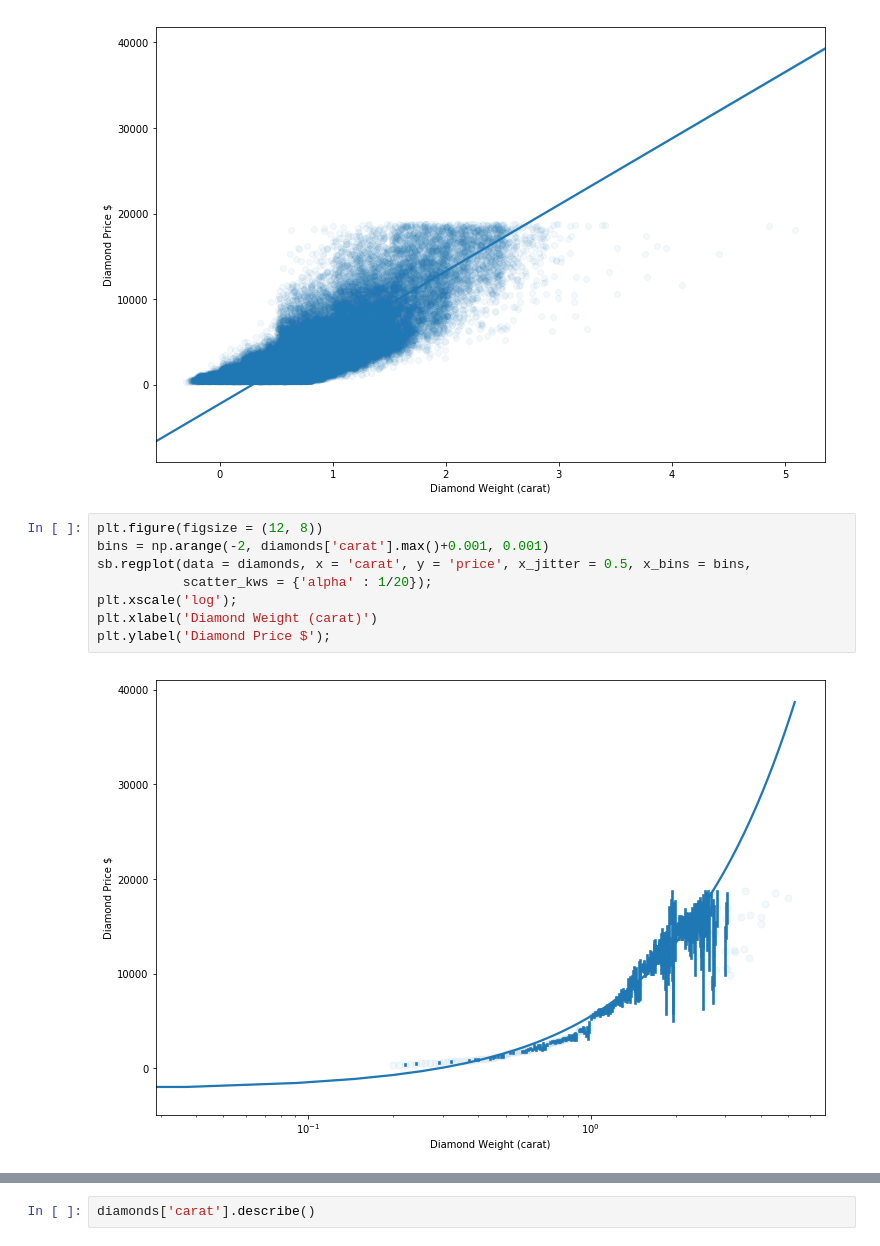
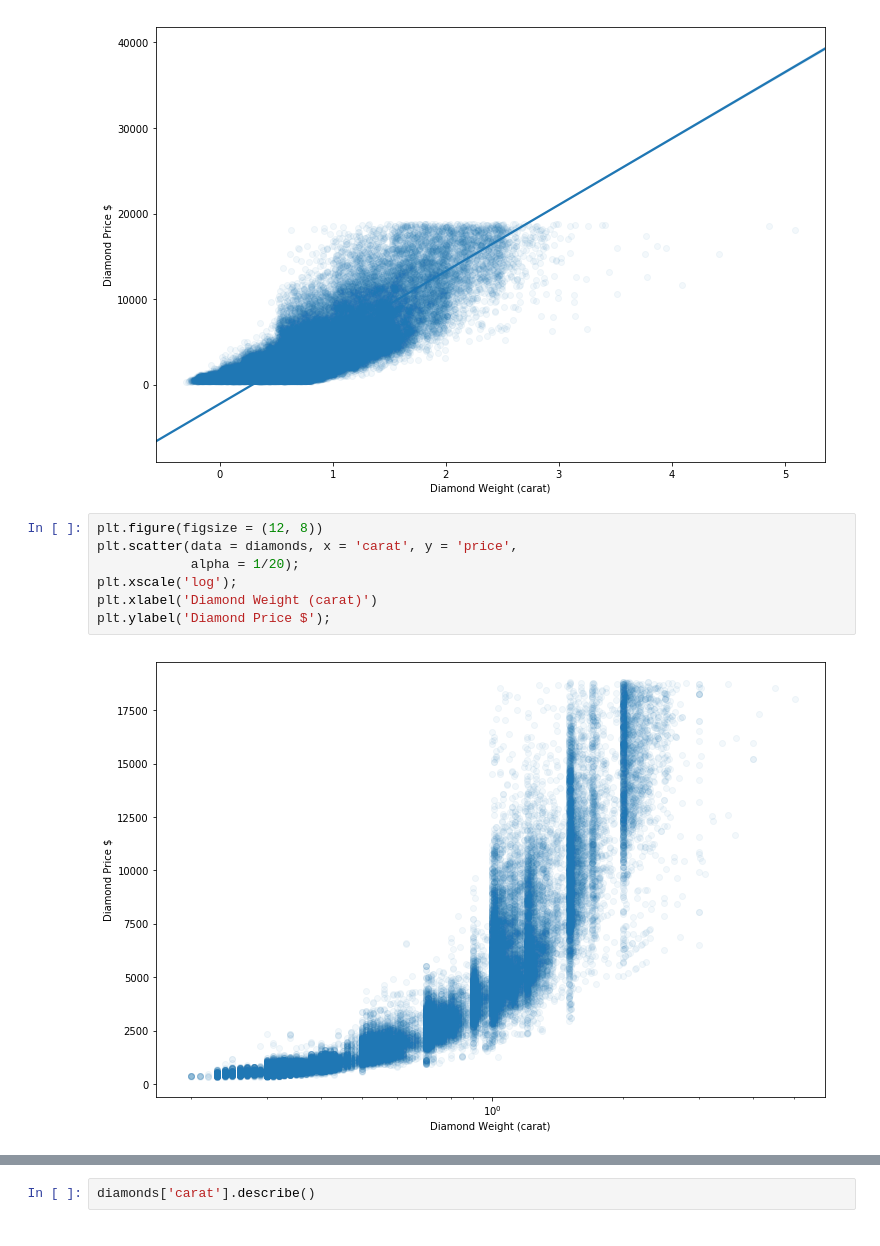
Before and after one commit to iRaied/Diamond-Pricing, a Jupyter notebook: Diamond_Project.ipynb, the cells around one changed output, grey strips where cells are left out. Drawn from its saved outputs; the diff is of its cells as text.

```diff
--- a/Diamond_Project.ipynb
+++ b/Diamond_Project.ipynb
@@ -238,11 +238,10 @@ plt.ylabel('Diamond Price $');
 [figure]
 # %%
 plt.figure(figsize = (12, 8))
-bins = np.arange(-2, diamonds['carat'].max()+0.001, 0.001)
-sb.regplot(data = diamonds, x = 'carat', y = 'price', x_jitter = 0.5, x_bins = bins,
-           scatter_kws = {'alpha' : 1/20});
+plt.scatter(data = diamonds, x = 'carat', y = 'price',
+            alpha = 1/20);
 plt.xscale('log');
 plt.xlabel('Diamond Weight (carat)')
 plt.ylabel('Diamond Price $');
 # %% [output]
-[figure, old version]
+[figure, new version]
```
Also changed, not shown: parts of 1 cell of this notebook.
